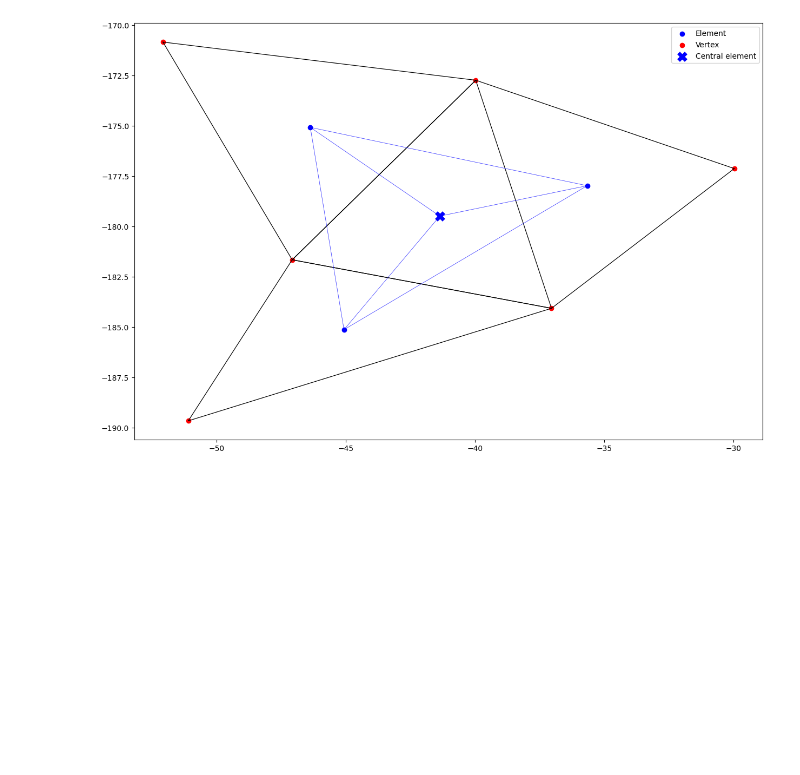
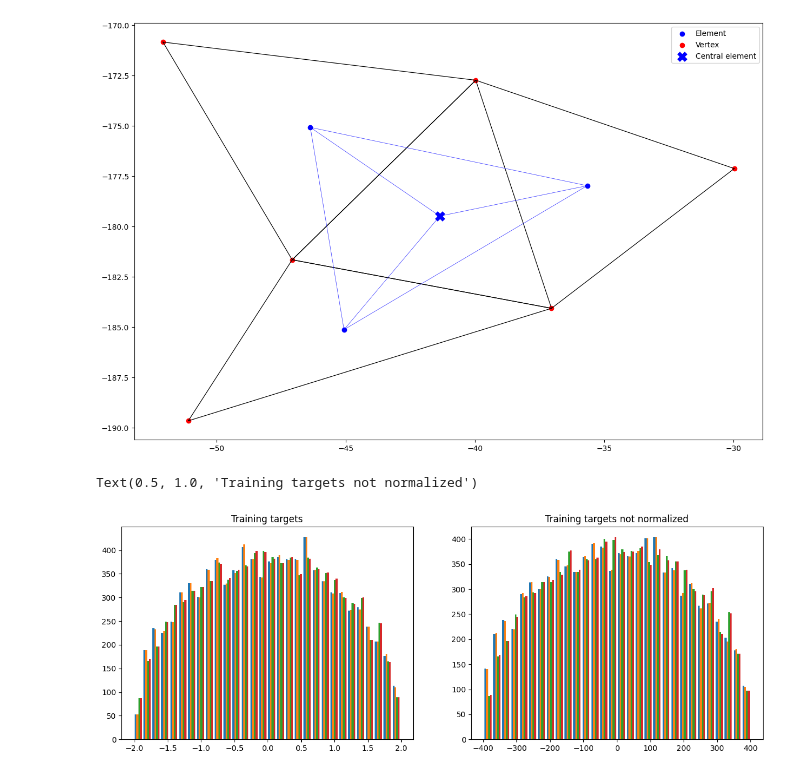
Before and after one commit to nansencenter/nextsim_dynamics_ml, a Jupyter notebook: notebooks/Demo_refactor.ipynb, the cells around one changed output. Cells and saved outputs as stored; diff of their text form; code cells hidden in the pictures; blank space fills up the shorter version.

Commit message:
notebook updated with normalization on targets and inverse

```diff
--- a/notebooks/Demo_refactor.ipynb
+++ b/notebooks/Demo_refactor.ipynb
@@ -58,7 +58,7 @@ nextsim = Ice_graph(
 np.random.seed(42)
 
 
-n_generations = 8000
+n_generations = 9000
 
 radius = 400000 #meters
 n_neighbours = 4
@@ -66,10 +66,10 @@ iterations = 1
 time_index = 6 #index of element graph to fetch samples from
 val_time_index = time_index+iterations
 
-samples_train = nextsim.get_samples_area((0,0),radius,time_index=time_index,n_samples=n_generations)
-samples_val = nextsim.get_samples_area((0,0),radius,time_index=val_time_index,n_samples=int(n_generations/4)) #just 1/4 of items for validation
+samples_train = nextsim.get_samples_area((0,0),radius,time_index=time_index,n_samples=n_generations,elements=True)
+samples_val = nextsim.get_samples_area((0,0),radius,time_index=val_time_index,n_samples=int(n_generations/4),elements=True) #just 1/4 of items for validation
 
-selected_graph = nextsim.get_item(time_index)
+selected_graph = nextsim.get_item(time_index,elements=True)
 
 #plot area defined by radius
 plt.figure(figsize=(15,10))
@@ -133,3 +129,20 @@ val_graph_list = standardize_graph_features(val_graph_list)
+# %%
+all_targets_tensor_not_norm = torch.stack([graph.y[0] for graph in train_graph_list])
+
+#standardize features and targtets
+train_graph_list,inv_targets_train = standardize_graph(train_graph_list)
+val_graph_list,inv_targets_val = standardize_graph(val_graph_list)
+
+all_targets_tensor = torch.stack([graph.y[0] for graph in train_graph_list])
+
+fig,axs = plt.subplots(1,2,figsize=(15,5))
+axs[0].hist(all_targets_tensor.numpy(),bins=30)
+axs[0].set_title('Training targets')
+axs[1].hist(all_targets_tensor_not_norm.numpy(),bins=30)
+axs[1].set_title('Training targets not normalized')
+# %% [output]
+Text(0.5, 1.0, 'Training targets not normalized')
+[figure, added]
 # %%
 ##DATASET AND MODEL DEFINITION
 
```
Also changed, not shown: parts of 12 cells of this notebook.
